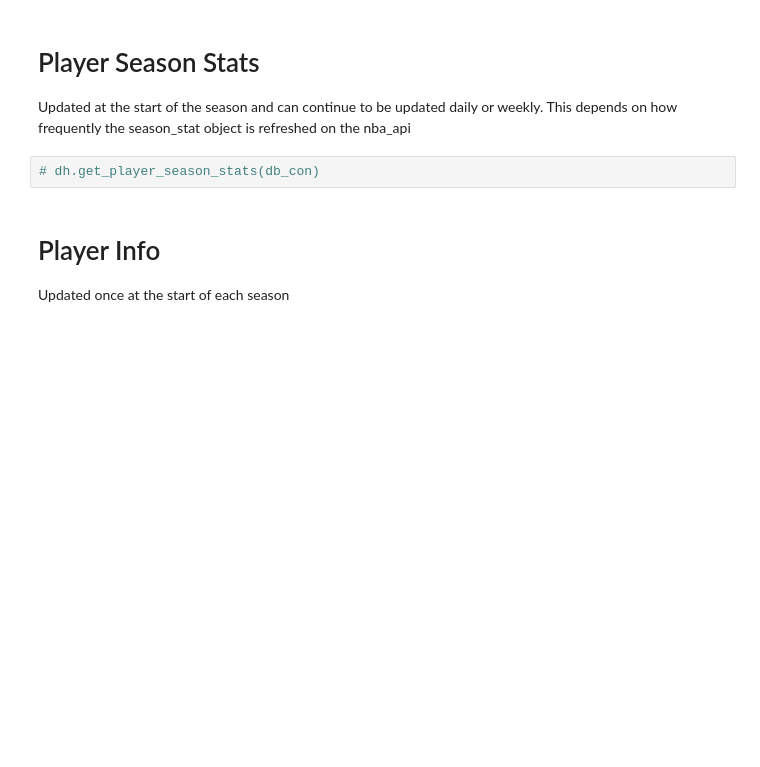
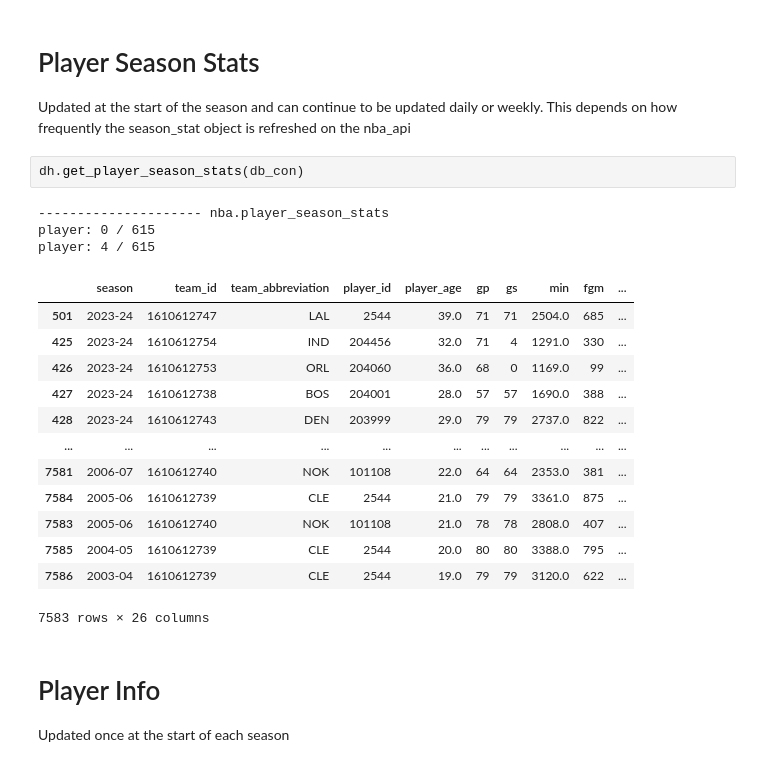
Before and after one commit to shaggycamel/nba_cockroach_db, a Jupyter notebook: manual_update_process.ipynb, the cells around one changed output. Drawn from its saved outputs; the diff is of its cells as text; blank space fills up the shorter version.

```diff
--- a/manual_update_process.ipynb
+++ b/manual_update_process.ipynb
@@ -24,7 +17,24 @@ fty_con = dh.fty_con(db_con)
 # Player Season Stats
 Updated at the start of the season and can continue to be updated daily or weekly. This depends on how frequently the season_stat object is refreshed on the nba_api
 # %%
-# dh.get_player_season_stats(db_con)
+dh.get_player_season_stats(db_con)
+# %% [output]
+--------------------- nba.player_season_stats
+player: 0 / 615
+player: 4 / 615
+|  | season | team_id | team_abbreviation | player_id | player_age | gp | gs | min | fgm | ... |
+| 501 | 2023-24 | 1610612747 | LAL | 2544 | 39.0 | 71 | 71 | 2504.0 | 685 | ... |
+| 425 | 2023-24 | 1610612754 | IND | 204456 | 32.0 | 71 | 4 | 1291.0 | 330 | ... |
+| 426 | 2023-24 | 1610612753 | ORL | 204060 | 36.0 | 68 | 0 | 1169.0 | 99 | ... |
+| 427 | 2023-24 | 1610612738 | BOS | 204001 | 28.0 | 57 | 57 | 1690.0 | 388 | ... |
+| 428 | 2023-24 | 1610612743 | DEN | 203999 | 29.0 | 79 | 79 | 2737.0 | 822 | ... |
+| ... | ... | ... | ... | ... | ... | ... | ... | ... | ... | ... |
+| 7581 | 2006-07 | 1610612740 | NOK | 101108 | 22.0 | 64 | 64 | 2353.0 | 381 | ... |
+| 7584 | 2005-06 | 1610612739 | CLE | 2544 | 21.0 | 79 | 79 | 3361.0 | 875 | ... |
+| 7583 | 2005-06 | 1610612740 | NOK | 101108 | 21.0 | 78 | 78 | 2808.0 | 407 | ... |
+| 7585 | 2004-05 | 1610612739 | CLE | 2544 | 20.0 | 80 | 80 | 3388.0 | 795 | ... |
+| 7586 | 2003-04 | 1610612739 | CLE | 2544 | 19.0 | 79 | 79 | 3120.0 | 622 | ... |
+7583 rows × 26 columns
 # %% [markdown]
 # Player Info
 Updated once at the start of each season
```
Also changed, not shown: parts of 5 cells of this notebook, 2 other files.
